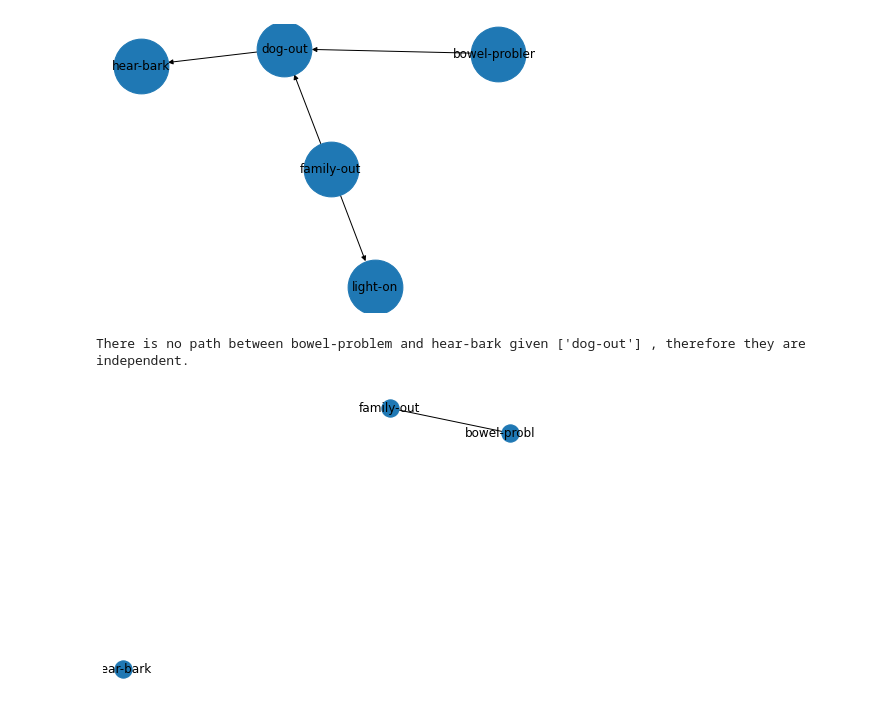
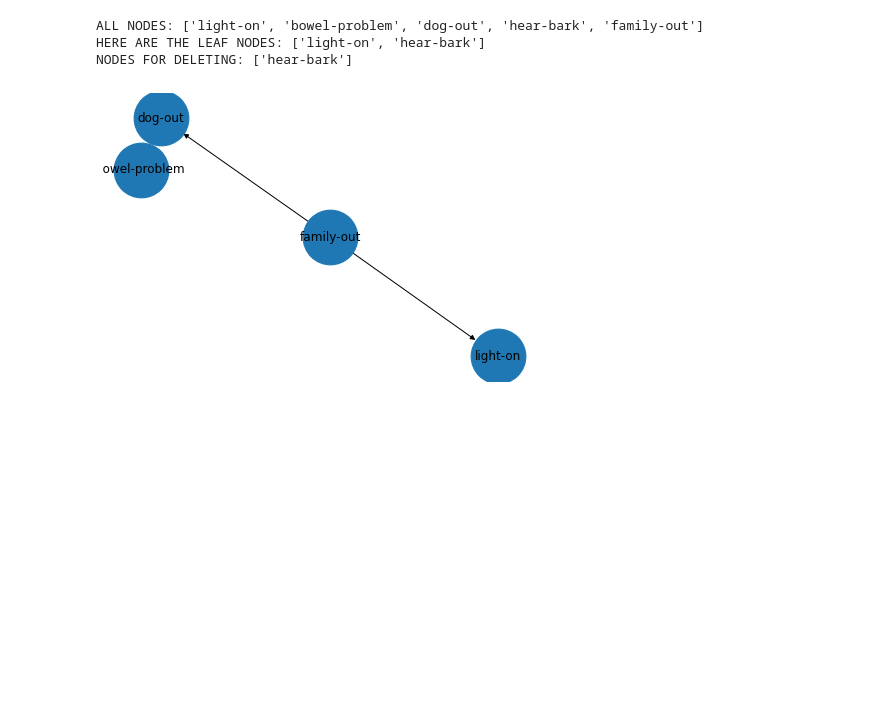
Before and after one commit to sandergs92/KR21-project-group-13, a Jupyter notebook: example.ipynb, the cells around one changed output. Saved outputs shown, nothing was run; the diff lists cells and outputs as text; code cells hidden in the pictures; blank space fills up the shorter version.

```diff
--- a/example.ipynb
+++ b/example.ipynb
@@ -12,18 +12,20 @@ dog_network.draw_structure()
 # %%
 reasoner = BNReasoner(dog_network)
 # D-Seperation
 # Given three sets of variables X, Y , and Z, determine whether X is independent of Y given Z
 
 x = 'bowel-problem'
 y = 'hear-bark'
 z = ['dog-out']
 
-dog_network.draw_structure()
-reasoner.d_seperation(x, y, z)
+Query = ["light-on"]
+evidence = [("family-out"), ("dog-out")]
+reasoner.node_pruning(Query, evidence)
 # %% [output]
+ALL NODES: ['light-on', 'bowel-problem', 'dog-out', 'hear-bark', 'family-out']
+HERE ARE THE LEAF NODES: ['light-on', 'hear-bark']
+NODES FOR DELETING: ['hear-bark']
-[figure, old version]
+[figure, new version]
-There is no path between bowel-problem and hear-bark given ['dog-out'] , therefore they are independent.
-[figure, removed]
 # %%
 
 
```
Also changed, not shown: parts of 1 cell of this notebook, 1 other file.
